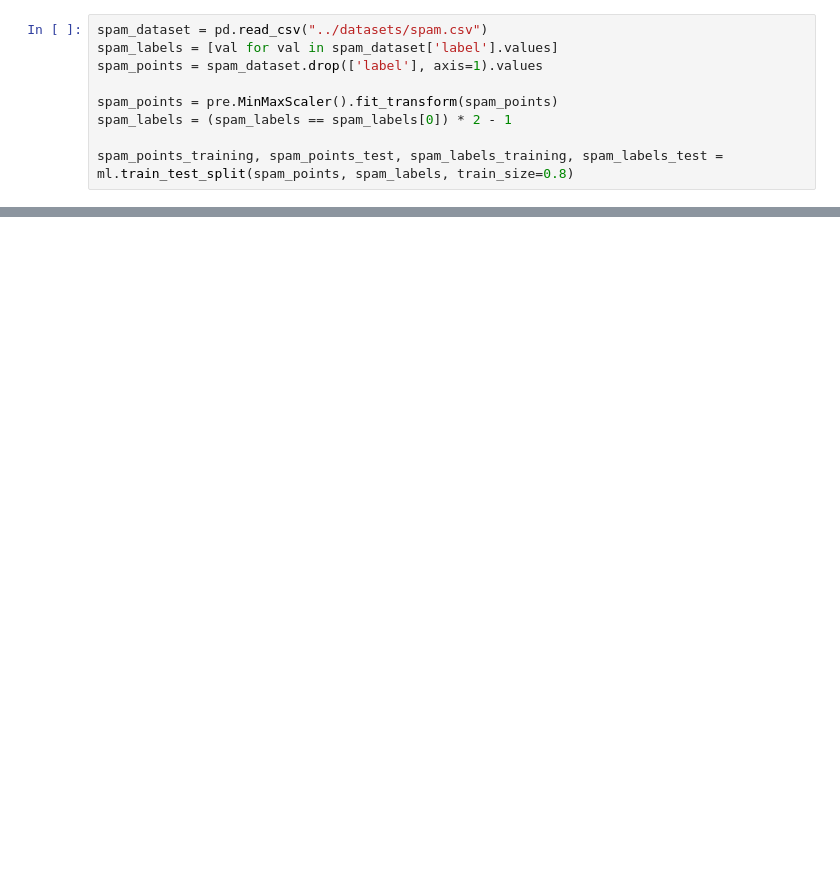
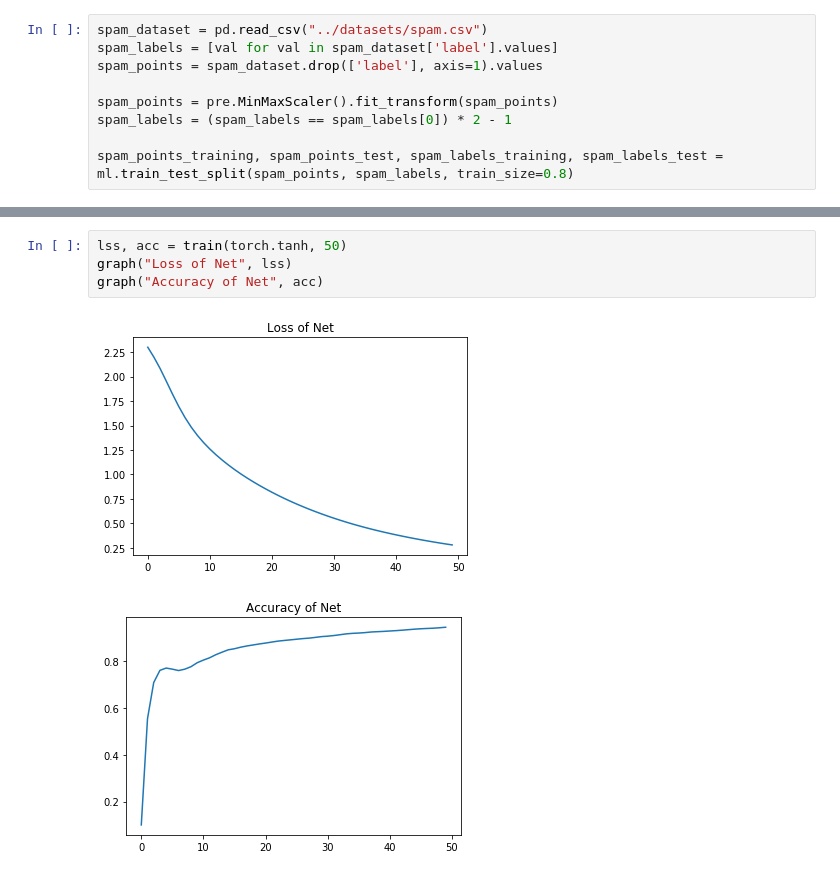
Before and after one commit to TanVD/se-ml-course, a Jupyter notebook: 6/6.ipynb, the cells around one changed output, grey strips where cells are left out. Saved outputs shown, nothing was run; the diff lists cells and outputs as text; blank space fills up the shorter version.

```diff
--- a/6/6.ipynb
+++ b/6/6.ipynb
@@ -62,0 +153,7 @@ graph(logistic_regression(spam_points_training, spam_points_test, spam_labels_tr
+# %%
+lss, acc = train(torch.tanh, 50)
+graph("Loss of Net", lss)
+graph("Accuracy of Net", acc)
+# %% [output]
+[figure, added]
+[figure, added]
```
Also changed, not shown: parts of 10 cells of this notebook.
